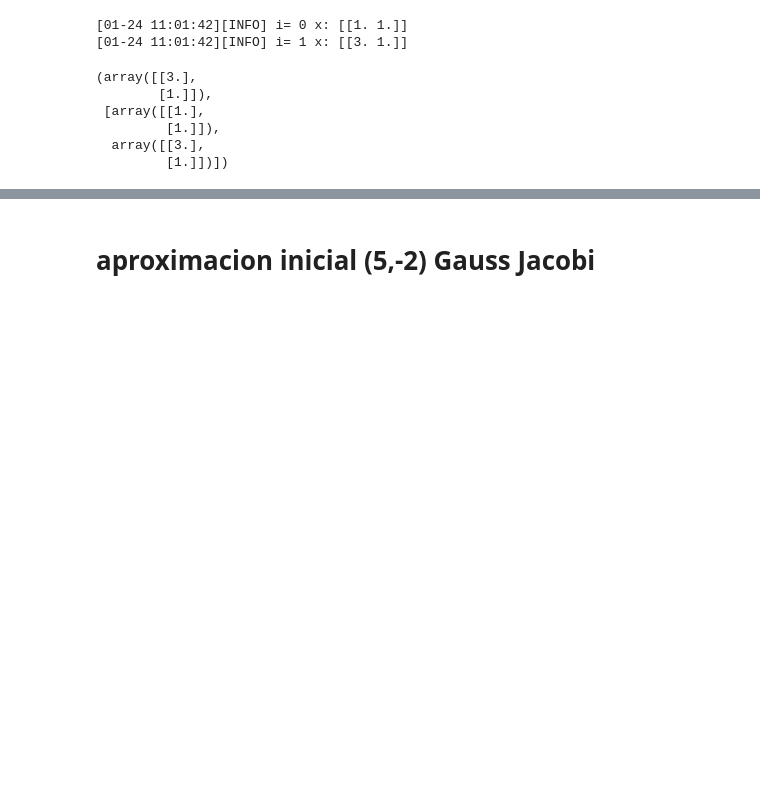
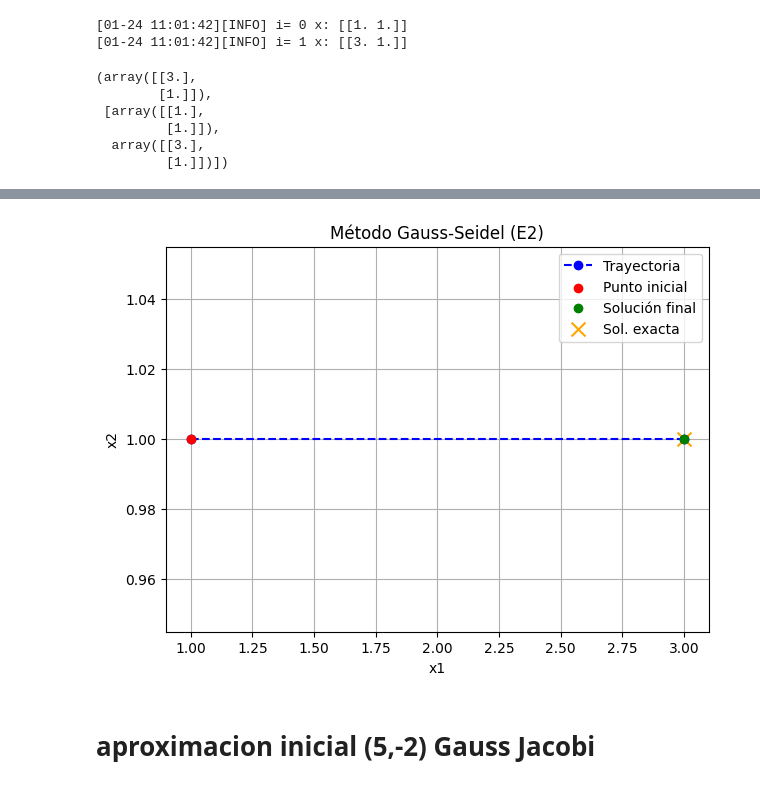
Before and after one commit to afca2002/Taller-En-Clase, a Jupyter notebook: Metodos N/metodos-fuente/template iterative.ipynb, the cells around one changed output, grey strips where cells are left out. Saved outputs shown, nothing was run; the diff lists cells and outputs as text; code cells hidden in the pictures; blank space fills up the shorter version.

```diff
--- a/Metodos N/metodos-fuente/template iterative.ipynb
+++ b/Metodos N/metodos-fuente/template iterative.ipynb
@@ -327,0 +366,35 @@ gauss_seidel(A=A,b=b,x0=x0,tol=tol,max_iter=max_iter)
+# %%
+%matplotlib inline
+%autoreload 2
+
+import numpy as np
+import matplotlib.pyplot as plt
+from src import gauss_seidel
+# con matriz cambiado filas
+A = [[3,  2],
+     [2, 10]]
+b = [11, 16]
+x0 = (1, 1)
+tol = 0.1
+max_iter = 10
+
+sol, tray = gauss_seidel(A=A, b=b, x0=x0, tol=tol, max_iter=max_iter)
+tray_np = np.array([v.flatten() for v in tray])
+
+plt.figure(figsize=(7,5))
+plt.plot(tray_np[:,0], tray_np[:,1], 'o--', color='blue', label='Trayectoria')
+plt.scatter(tray_np[0,0], tray_np[0,1], color='red', zorder=5, label='Punto inicial')
+plt.scatter(sol.flatten()[0], sol.flatten()[1], color='green', zorder=5, label='Solución final')
+
+A_np = np.array(A, float)
+b_np = np.array(b, float)
+sol_exacta = np.linalg.solve(A_np, b_np)
+plt.scatter(sol_exacta[0], sol_exacta[1], color='orange', marker='x', s=100, label='Sol. exacta')
+
+plt.xlabel('x1')
+plt.ylabel('x2')
+plt.title('Método Gauss-Seidel (E2)')
+plt.grid(True)
+plt.legend()
+plt.show()
+# %% [output]
@@ -328,2 +403,3 @@ gauss_seidel(A=A,b=b,x0=x0,tol=tol,max_iter=max_iter)
+[figure, added]
 # %% [markdown]
 # aproximacion inicial (5,-2) Gauss Jacobi
```
Also changed, not shown: parts of 11 cells of this notebook.
